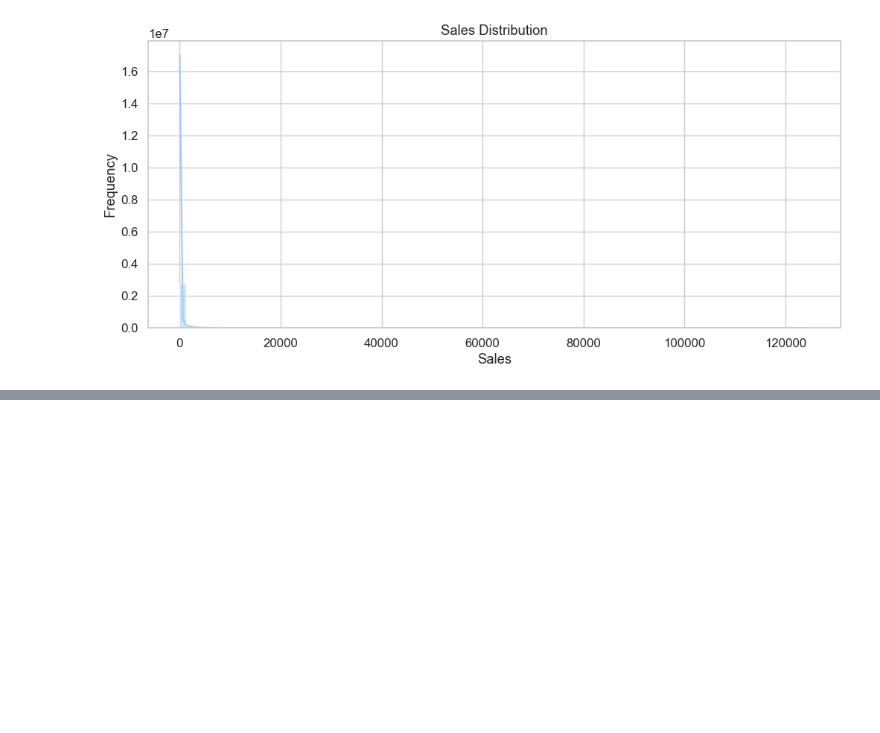
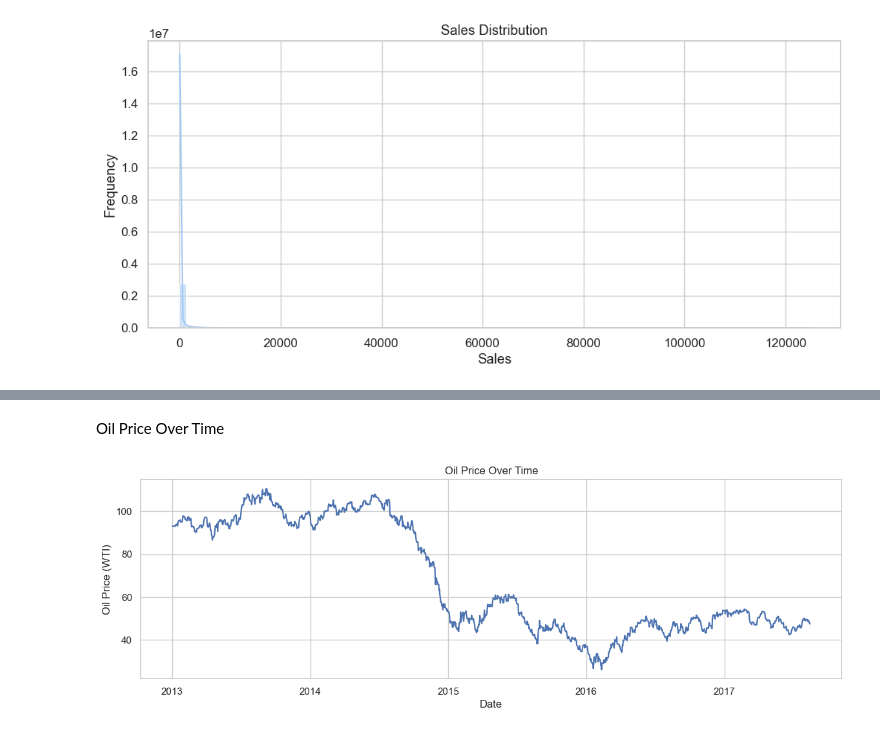
Before and after one commit to fady2001/DS-toolkit, a Jupyter notebook: notebooks/eda.ipynb, the cells around one changed output, grey strips where cells are left out. Cells and saved outputs as stored; diff of their text form; code cells hidden in the pictures; blank space fills up the shorter version.

```diff
--- a/notebooks/eda.ipynb
+++ b/notebooks/eda.ipynb
@@ -229,0 +320,5 @@ Fractional sales count: 462113
+# %% [markdown]
+Oil Price Over Time
+# %%
+train = train.merge(oil, on='date', how='left')
+train['dcoilwtico'] = train['dcoilwtico'].fillna(method='ffill')
@@ -229,0 +328,9 @@ Fractional sales count: 462113
+# %%
+plt.figure(figsize=(14, 4))
+sns.lineplot(data=train, x='date', y='dcoilwtico')
+plt.title('Oil Price Over Time')
+plt.ylabel('Oil Price (WTI)')
+plt.xlabel('Date')
+plt.show()
+# %% [output]
+[figure, added]
```
Also changed, not shown: parts of 19 cells of this notebook, 1 other file.
